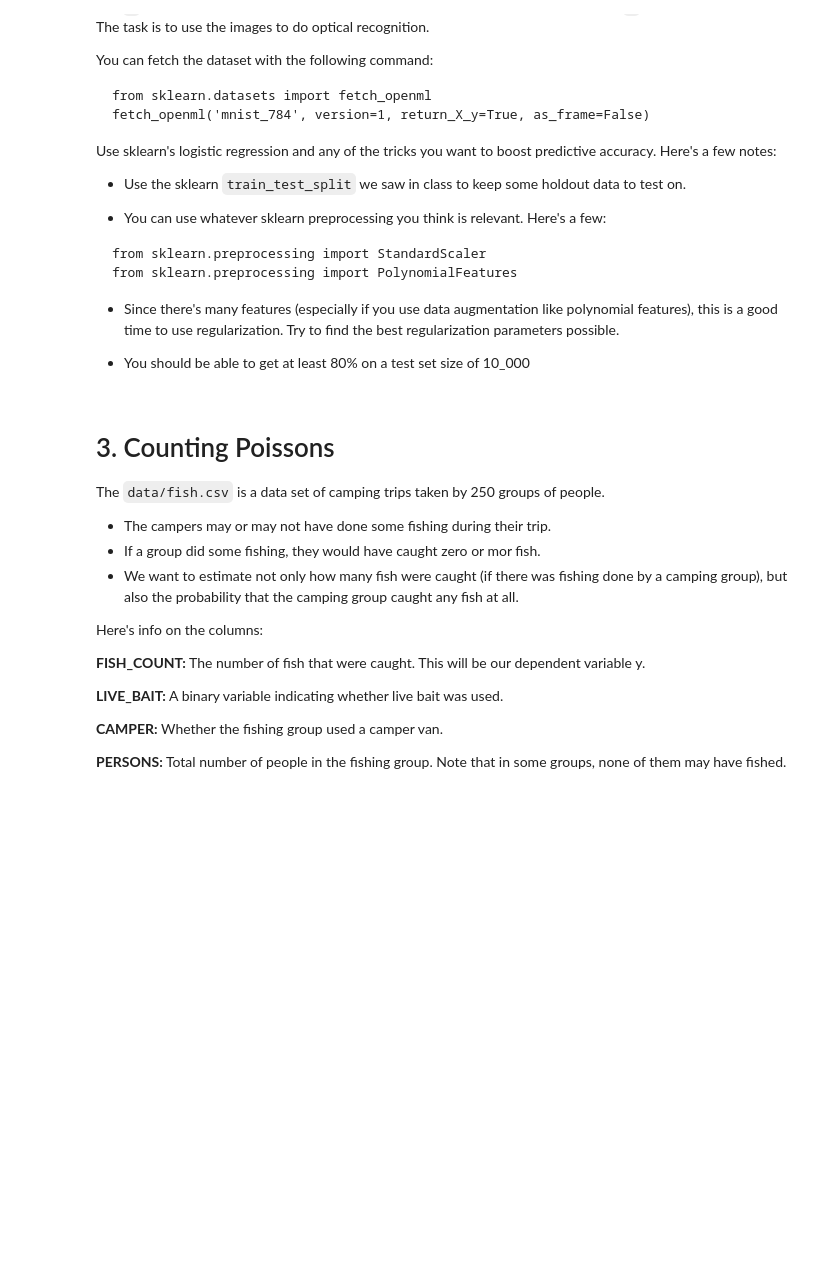
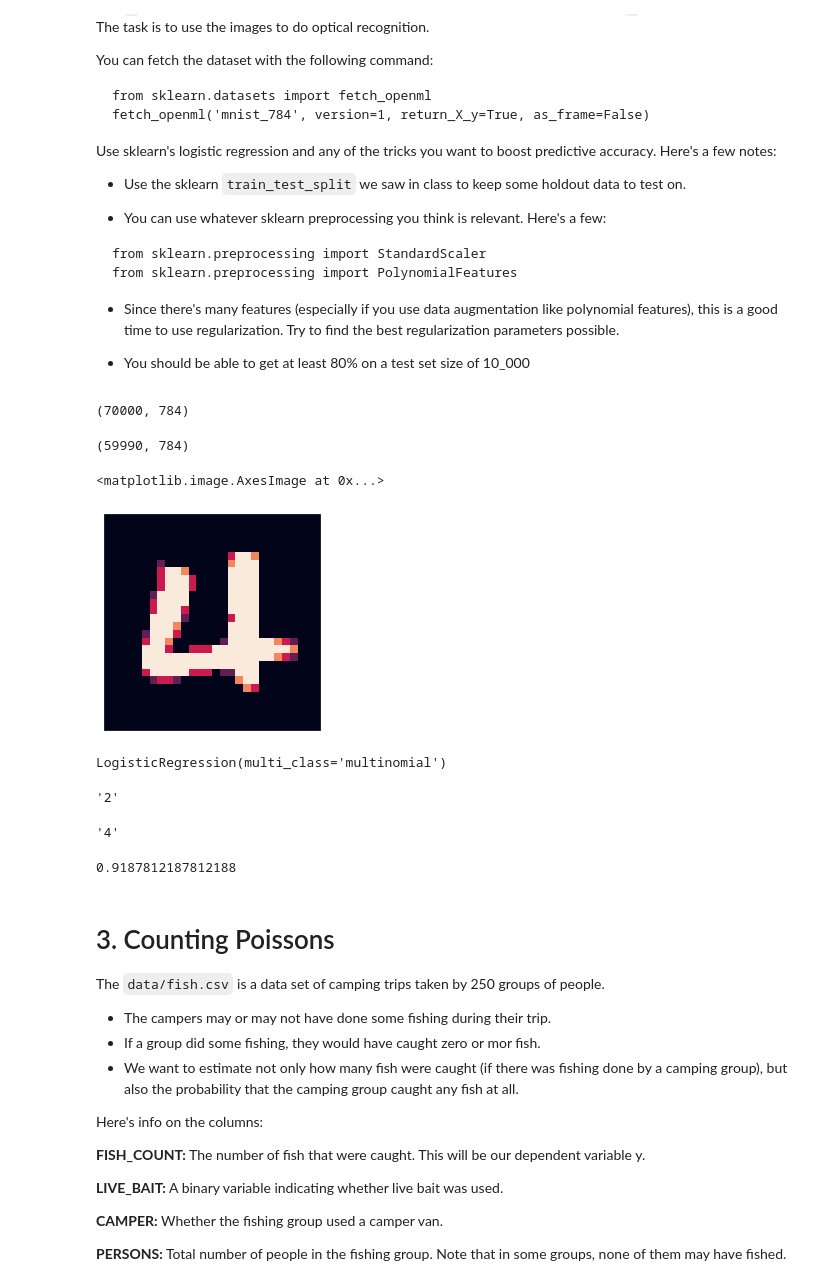
Before and after one commit to cb-ds-1/3-7-glm, a Jupyter notebook: workshop.ipynb, the cells around one changed output. Saved outputs shown, nothing was run; the diff lists cells and outputs as text; code cells hidden in the pictures; blank space fills up the shorter version.

```diff
--- a/workshop.ipynb
+++ b/workshop.ipynb
@@ -37,0 +298,18 @@ from sklearn.preprocessing import PolynomialFeatures
+# %%
+X, y = fetch_openml('mnist_784', version=1, return_X_y=True, as_frame=False)
+# %%
+X.shape
+# %% [output]
+(70000, 784)
+# %%
+X_train, X_test, y_train, y_test = train_test_split( X, y, test_size=0.143, random_state=42)
+# %%
+X_train.shape
+# %% [output]
+(59990, 784)
+# %%
+ax = plt.axes(xticks=[], yticks=[])
+ax.imshow(X_test[123].reshape((28,28)))
+# %% [output]
+<matplotlib.image.AxesImage at 0x...>
+[figure, added]
@@ -37,0 +318,4 @@ from sklearn.preprocessing import PolynomialFeatures
+# %%
+model.fit(X_train, y_train)
+# %% [output]
+LogisticRegression(multi_class='multinomial')
@@ -37,0 +324,8 @@ from sklearn.preprocessing import PolynomialFeatures
+# %%
+y_pred[123]
+# %% [output]
+'2'
+# %%
+y_test[123]
+# %% [output]
+'4'
@@ -38,3 +334,7 @@ from sklearn.preprocessing import PolynomialFeatures
+# %%
+accuracy_score(y_test,y_pred)
+# %% [output]
+0.9187812187812188
 # %% [markdown]
 # 3. Counting Poissons
 
```
Also changed, not shown: parts of 40 cells of this notebook.
